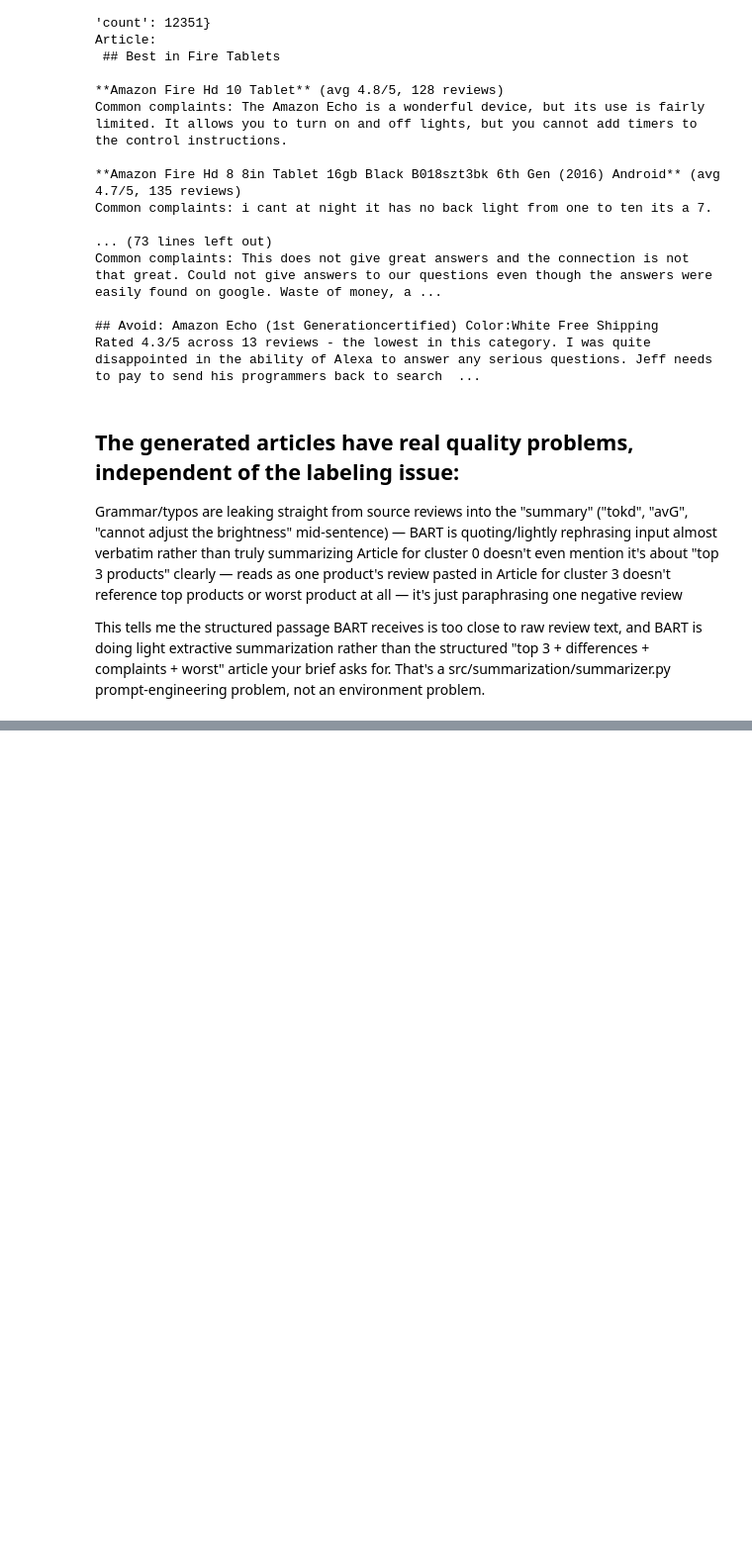
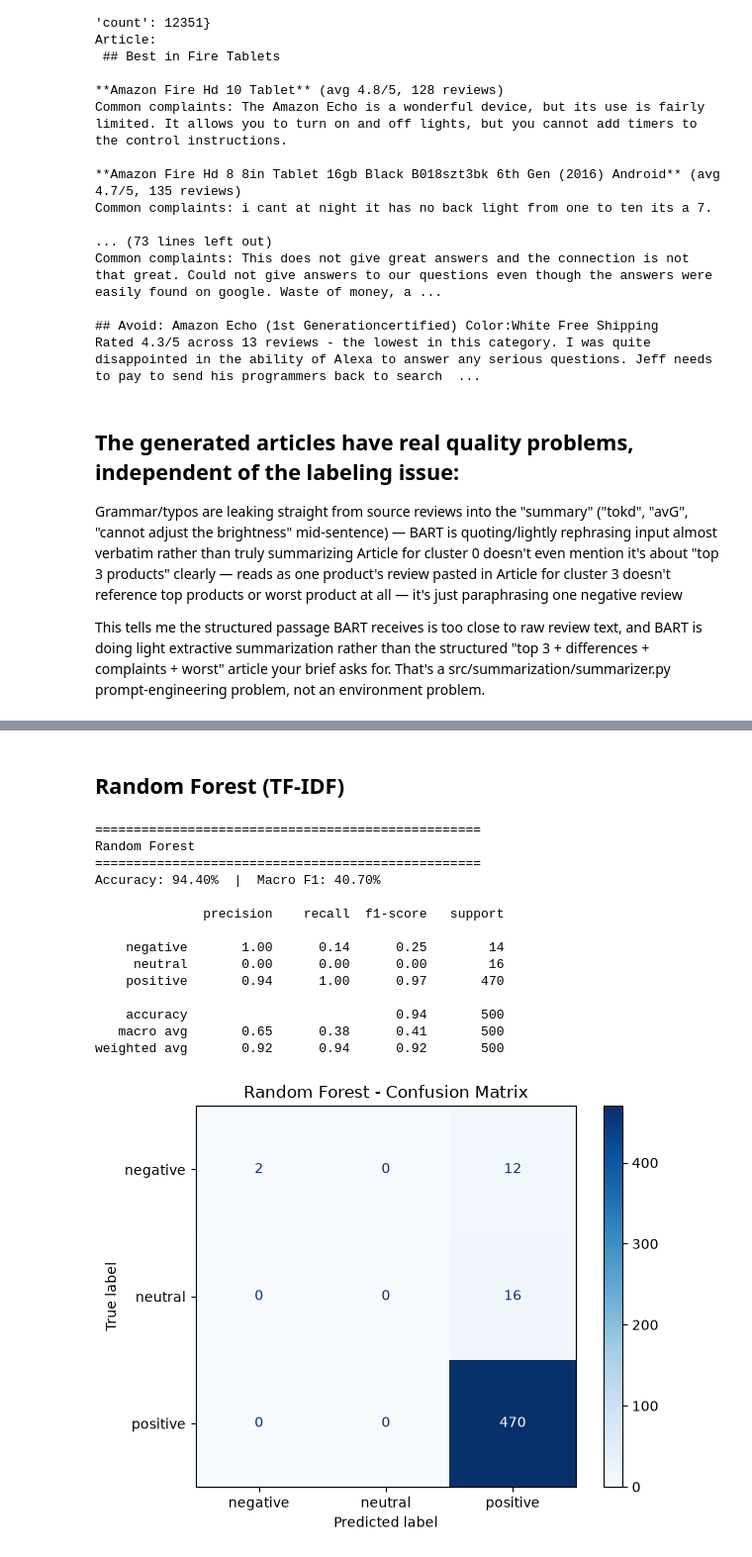
Before and after one commit to amer-baniodeh/Project---Automated-Reviews, a Jupyter notebook: notebooks/testing_playground.ipynb, the cells around one changed output, grey strips where cells are left out. Shown at 99% size. Drawn from its saved outputs; the diff is of its cells as text; code cells hidden in the pictures; blank space fills up the shorter version.

```diff
--- a/notebooks/testing_playground.ipynb
+++ b/notebooks/testing_playground.ipynb
@@ -41,0 +171,36 @@ This tells me the structured passage BART receives is too close to raw review te
+# %% [markdown]
+## Random Forest (TF-IDF)
+# %%
+from sklearn.feature_extraction.text import TfidfVectorizer
+from sklearn.ensemble import RandomForestClassifier
+
+# Train on train_df only - never touches eval_df, so this is a fair held-out test
+vectorizer = TfidfVectorizer(max_features=20000, ngram_range=(1, 2), min_df=2)
+X_train_vec = vectorizer.fit_transform(train_df['review_text'].astype(str))
+X_eval_vec = vectorizer.transform(eval_df['review_text'].astype(str))
+
+rf_clf = RandomForestClassifier(
+    n_estimators=300, random_state=42, n_jobs=-1, class_weight='balanced'
+)
+rf_clf.fit(X_train_vec, train_df['sentiment'] if 'sentiment' in train_df.columns else train_df['true_sentiment'])
+
+eval_df['pred_rf'] = rf_clf.predict(X_eval_vec)
+
+result = evaluate_predictions(eval_df['true_sentiment'], eval_df['pred_rf'], "Random Forest")
+all_results.append(result)
+# %% [output]
+==================================================
+Random Forest
+==================================================
+Accuracy: 94.40%  |  Macro F1: 40.70%
+
+              precision    recall  f1-score   support
+
+    negative       1.00      0.14      0.25        14
+     neutral       0.00      0.00      0.00        16
+    positive       0.94      1.00      0.97       470
+
+    accuracy                           0.94       500
+   macro avg       0.65      0.38      0.41       500
+weighted avg       0.92      0.94      0.92       500
+[figure, added]
```
Also changed, not shown: parts of 14 cells of this notebook, 6 other files.
